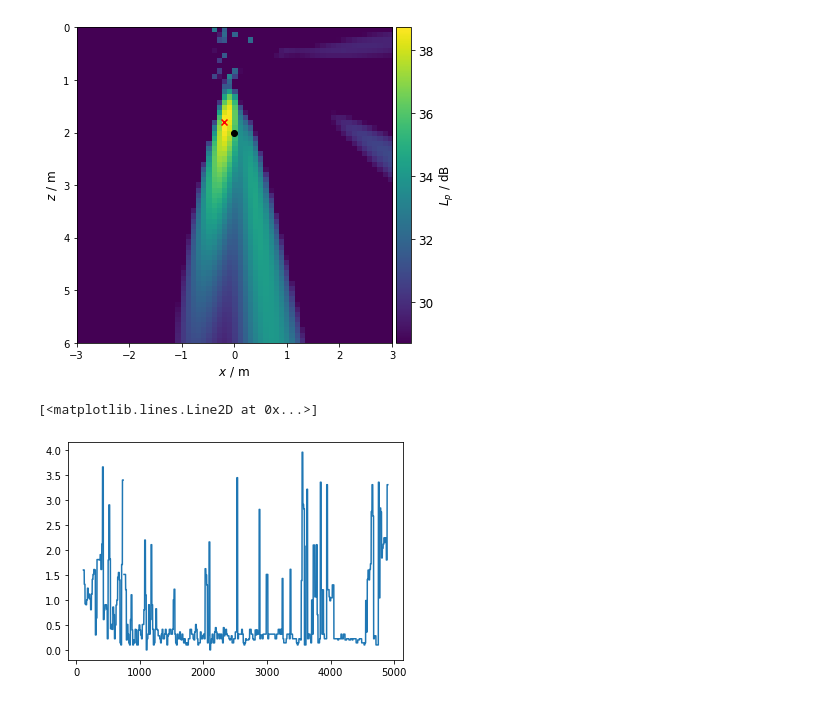
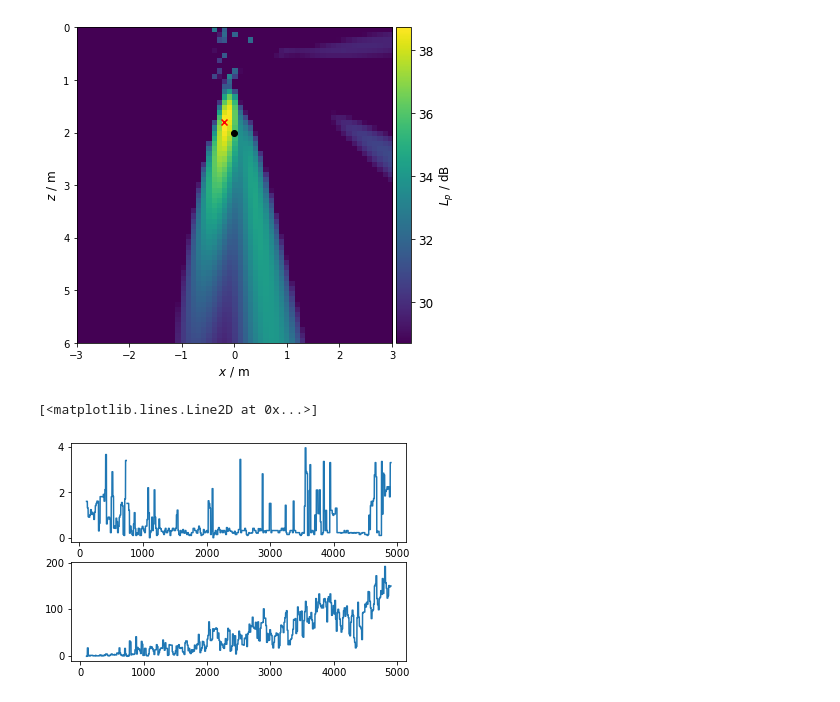
Before and after one commit to AdiBugaddi/MAP_eval, a Jupyter notebook: Auswertungsskript_3D.ipynb, the cells around one changed output. Saved outputs shown, nothing was run; the diff lists cells and outputs as text; code cells hidden in the pictures.

Commit message:
Freq_plots

```diff
--- a/Auswertungsskript_3D.ipynb
+++ b/Auswertungsskript_3D.ipynb
@@ -148,7 +148,7 @@ bandwidth_dict = {
 }
 
 bandwith = 'Freq'
-Frequenz =  2000
+Frequenz =  2100
 tolerance = 10
 pm = bb.synthetic(Frequenz, bandwidth_dict[bandwith])
 pm2 = bb2.synthetic(Frequenz, bandwidth_dict[bandwith])
@@ -238,6 +235,7 @@ Quellposition xy bei x = [-0.2] / y = [0.]
 # %%
 
 dist_x_y = []
+amount_sidelobes = []
 freq_max_minus = 100
 
 for freq in range (f_min,f_max-freq_max_minus):
@@ -249,7 +247,11 @@ for freq in range (f_min,f_max-freq_max_minus):
     x_coord_max_front = np.where(Lm_z.T == max_pegel_z[0])[1]*rg.increment-((rg.x_max-rg.x_min)/2)
     y_coord_max_front = np.where(Lm_z.T == max_pegel_z[0])[0]*rg.increment-((rg.y_max-rg.y_min)/2)
     dist_x_y.append(get_euclidian_dist(x_coord_max_front, source_pos[0],y_coord_max_front,source_pos[0]))
+    amount_sidelobes.append(len(max_pegel_z)-1)
 
 freq_plot = np.arange(f_min,f_max-freq_max_minus)
-plt.plot(freq_plot,dist_x_y)
+fig, ax = plt.subplots(2)
+
+ax[0].plot(freq_plot, dist_x_y)
+ax[1].plot(freq_plot, amount_sidelobes)
 # %% [output]
@@ -301,28 +304,32 @@ Quellposition xz bei x = [-0.2] / z = [1.8]
 # %%
 
 dist_x_z = []
 freq_max_minus = 100
-
+amount_sidelobes = []
 for freq in range (f_min,f_max-freq_max_minus):
     pm2 = bb2.synthetic(freq, bandwidth_dict[bandwith])
     map_y = np.sum(pm2,1)
     if (rg2.y_min == rg2.y_max):
         mx = acoular.L_p(map_y.max())
     Lm_y = acoular.L_p(map_y)
 
     max_pegel_y = max_pegel(Lm_y, tolerance)
     if (len(max_pegel_y)>0):
         x_coord_max_top = np.where(Lm_y.T == max_pegel_y[0])[1]*rg2.increment-((rg2.x_max-rg2.x_min)/2)
         y_coord_max_top = np.where(Lm_y.T == max_pegel_y[0])[0]*rg2.increment
         dist_x_z.append(get_euclidian_dist(x_coord_max_top, source_pos[0],y_coord_max_top,source_pos[2]))
     else:
         dist_x_z.append(None)
 
+    amount_sidelobes.append(len(max_pegel_y)-1)
+
 freq_plot = np.arange(f_min,f_max-freq_max_minus)
-plt.plot(freq_plot,dist_x_z)
+fig, ax = plt.subplots(2)
+ax[0].plot(freq_plot, dist_x_z)
+ax[1].plot(freq_plot, amount_sidelobes)
 # %% [output]
 [<matplotlib.lines.Line2D at 0x...>]
-[figure, old version]
+[figure, new version]
 # %%
 #if (len(max_pegel_y) > 1):
     #for i in range(1,len(max_pegel_y)):
```
Also changed, not shown: parts of 3 cells of this notebook.
